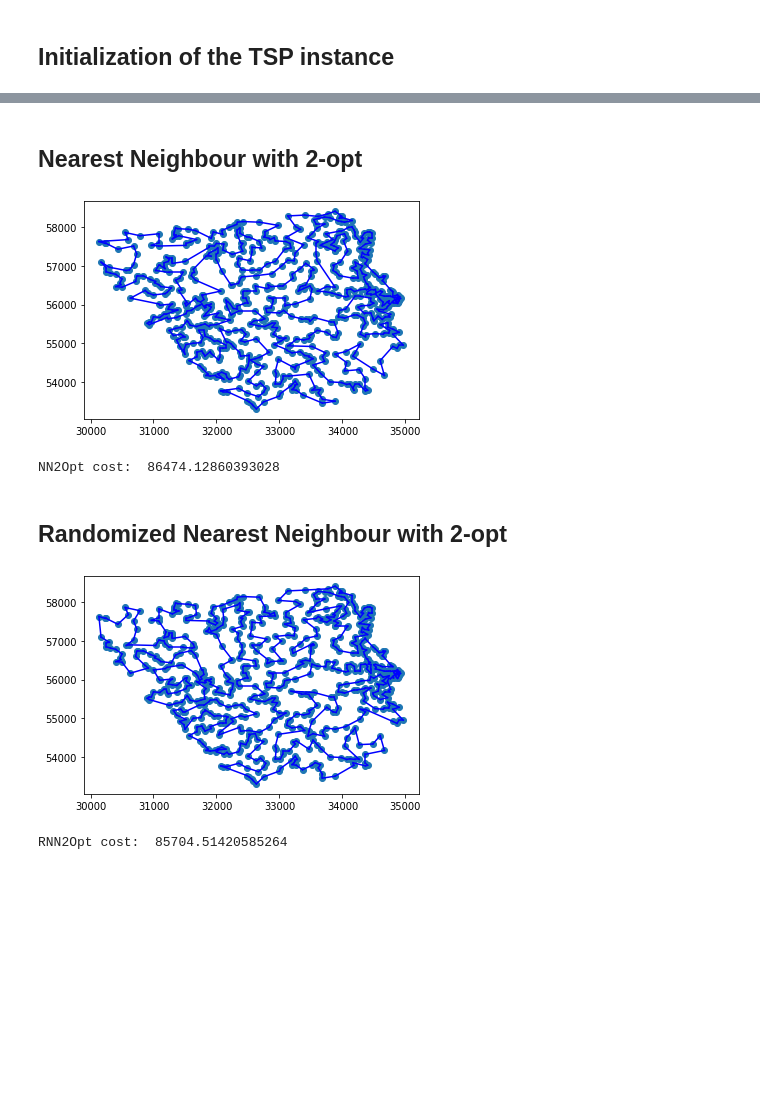
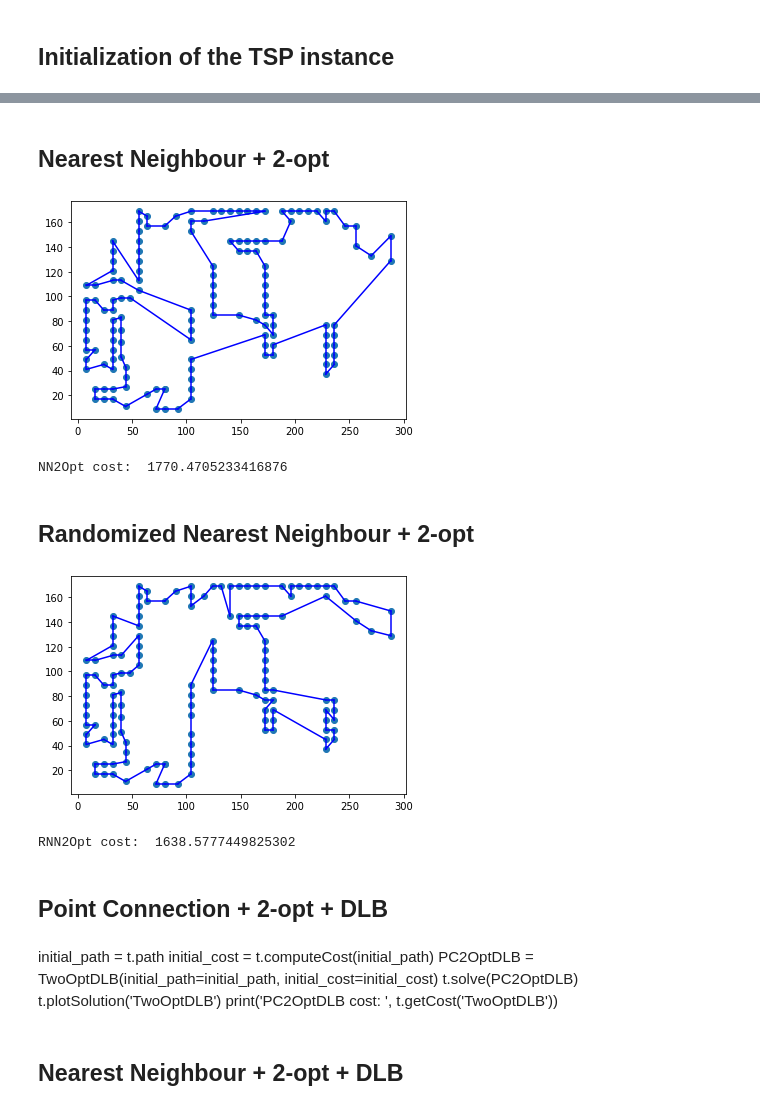
Before and after one commit to L4plac3/localsearch_tsp, a Jupyter notebook: code/test.ipynb, the cells around one changed output, grey strips where cells are left out. Cells and saved outputs as stored; diff of their text form; code cells hidden in the pictures; blank space fills up the shorter version.

```diff
--- a/code/test.ipynb
+++ b/code/test.ipynb
@@ -7,7 +7,10 @@
 from localsearch import *
 
 # Instance of TSPloader class used to load the .tsp file into a suitable data-structure
-loader = TSPloader(r'..\\data\\uy734.tsp')
+loader = TSPloader(r'..\\data\\mid.txt')
 
 # Instance of TSP class to which we pass the nodes of the .tsp file
 t = TSP(loader.nodes)
+
+# Plotting the initial data
+t.plotData()
@@ -62,20 +61,31 @@ G2Opt cost:  88096.6229217301
 # %% [markdown]
-## Nearest Neighbour with 2-opt
+## Nearest Neighbour + 2-opt
 # %%
-NN2Opt = TwoOptNN()
+NN2Opt = NN2Opt()
 t.solve(NN2Opt)
-t.plotSolution('TwoOptNN')
-print('NN2Opt cost: ', t.getCost('TwoOptNN'))
+t.plotSolution('NN2Opt')
+print('NN2Opt cost: ', t.getCost('NN2Opt'))
 # %% [output]
-[figure, old version]
+[figure, new version]
-NN2Opt cost:  86474.12860393028
+NN2Opt cost:  1770.4705233416876
 # %% [markdown]
-## Randomized Nearest Neighbour with 2-opt
+## Randomized Nearest Neighbour + 2-opt
 # %%
-RNN2Opt = TwoOptRNN()
+RNN2Opt = RNN2Opt()
 t.solve(RNN2Opt)
-t.plotSolution('TwoOptRNN')
-print('RNN2Opt cost: ', t.getCost('TwoOptRNN'))
+t.plotSolution('RNN2Opt')
+print('RNN2Opt cost: ', t.getCost('RNN2Opt'))
 # %% [output]
-[figure, old version]
+[figure, new version]
-RNN2Opt cost:  85704.51420585264
+RNN2Opt cost:  1638.5777449825302
+# %% [markdown]
+## Point Connection + 2-opt + DLB
+# %% [markdown]
+initial_path = t.path
+initial_cost = t.computeCost(initial_path)
+PC2OptDLB = TwoOptDLB(initial_path=initial_path, initial_cost=initial_cost)
+t.solve(PC2OptDLB)
+t.plotSolution('TwoOptDLB')
+print('PC2OptDLB cost: ', t.getCost('TwoOptDLB'))
+# %% [markdown]
+## Nearest Neighbour + 2-opt + DLB
```
Also changed, not shown: parts of 15 cells of this notebook, 1 other file.
